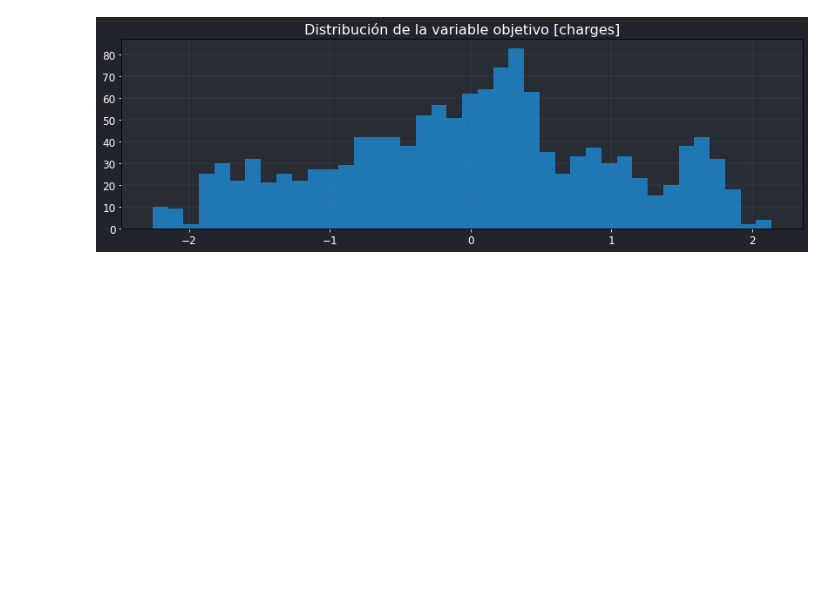
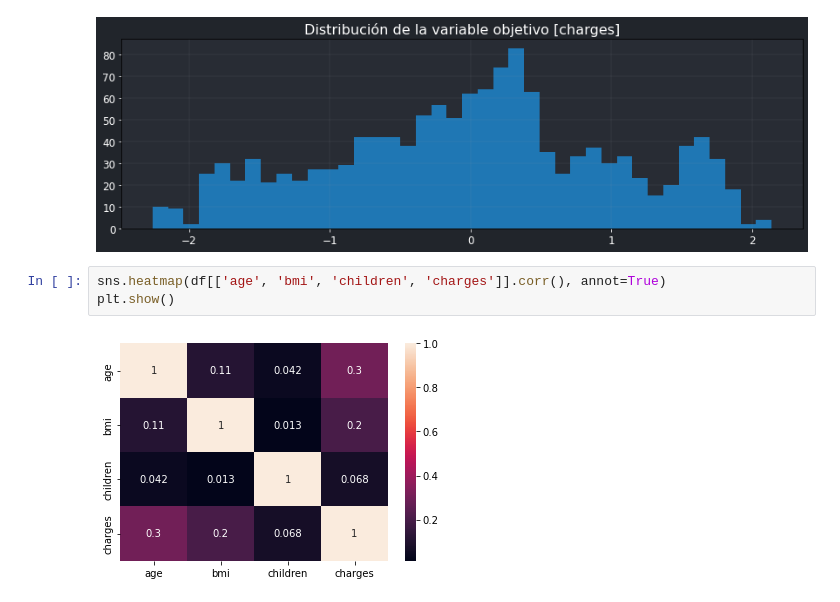
Before and after one commit to JuanFeA98/Machine_Learning, a Jupyter notebook: Regresión Lineal/02. Regresión Lineal (Medical).ipynb, the cells around one changed output. Drawn from its saved outputs; the diff is of its cells as text; blank space fills up the shorter version.

```diff
--- a/Regresión Lineal/02. Regresión Lineal (Medical).ipynb
+++ b/Regresión Lineal/02. Regresión Lineal (Medical).ipynb
@@ -127,4 +131,9 @@ plt.grid(linewidth=0.1)
 plt.show()
 # %% [output]
 [figure]
+# %%
+sns.heatmap(df[['age', 'bmi', 'children', 'charges']].corr(), annot=True)
+plt.show()
+# %% [output]
+[figure, added]
 # %%
```
Also changed, not shown: parts of 19 cells of this notebook.
